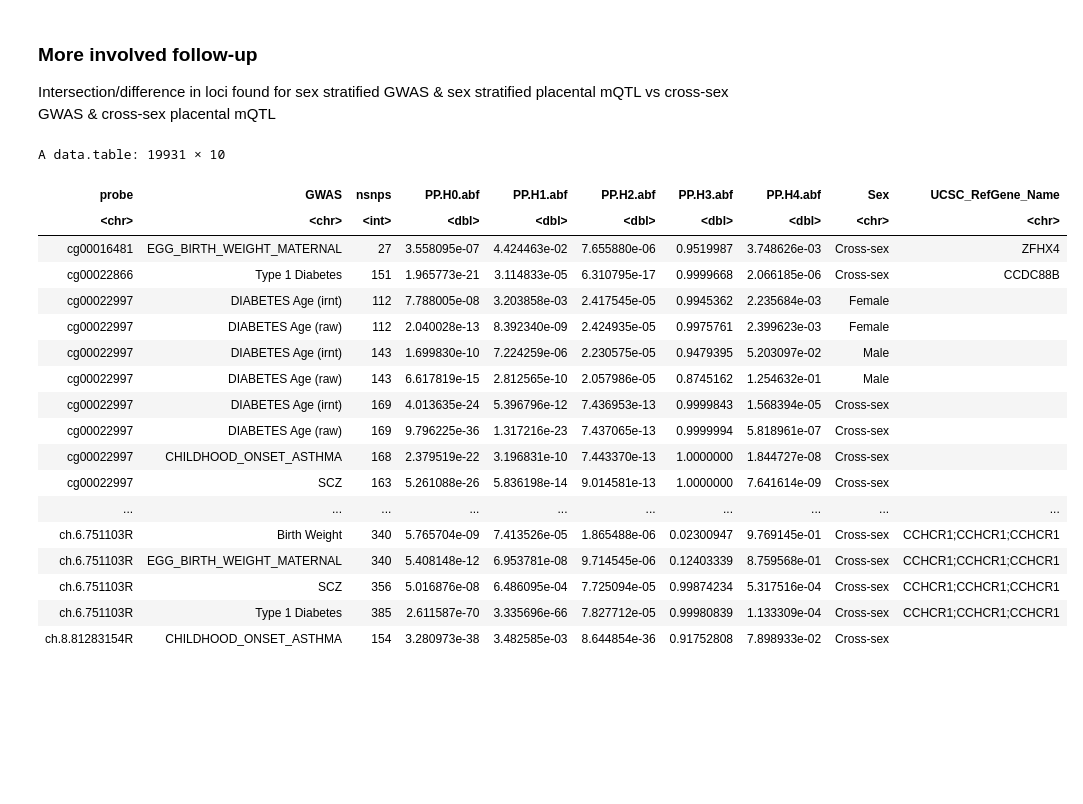
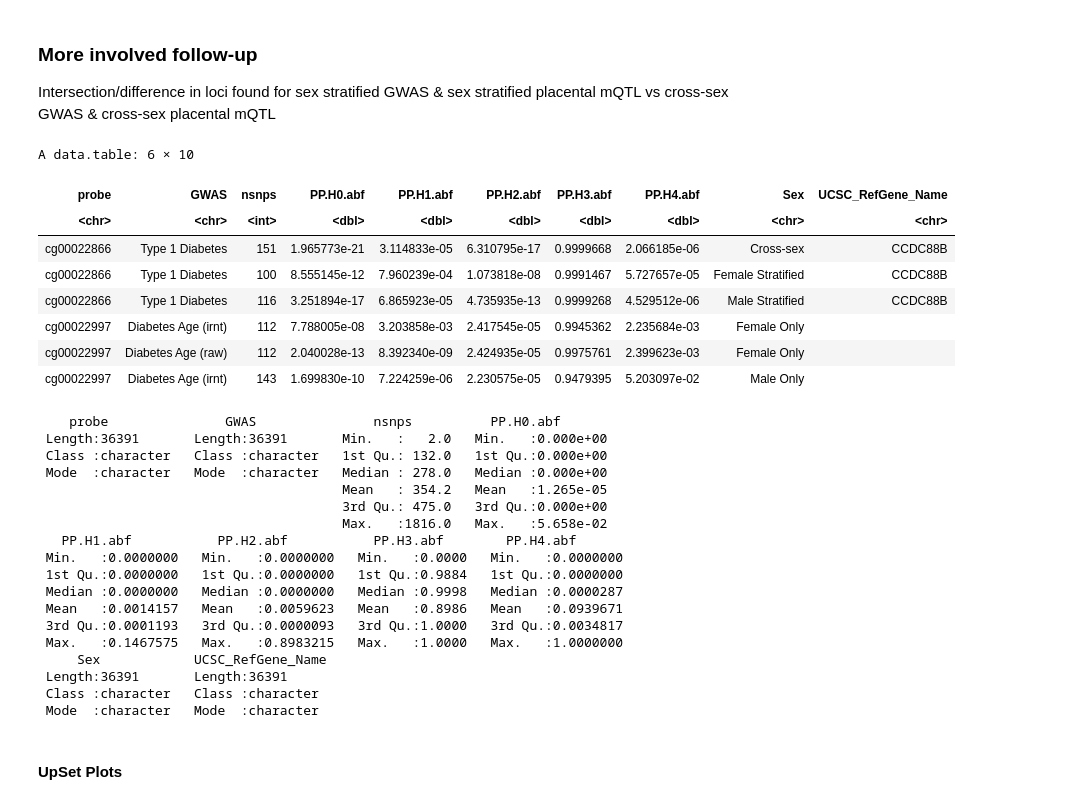
Before and after one commit to wilcas/sex_specific_mQTL, a Jupyter notebook: delahaye_mQTL_analyses/placental_mqtl_colocalization.ipynb, the cells around one changed output. Cells and saved outputs as stored; diff of their text form; code cells hidden in the pictures; blank space fills up the shorter version.

Commit message:
colocalization intersections

```diff
--- a/delahaye_mQTL_analyses/placental_mqtl_colocalization.ipynb
+++ b/delahaye_mQTL_analyses/placental_mqtl_colocalization.ipynb
@@ -699,32 +699,37 @@ manifest < -fread("../../450k_annotation.csv")  # Gene mapping
 coloc_sex <- coloc_table %>%
     mutate(GWAS = as.character(GWAS)) %>%
     mutate(
-        Sex=ifelse(grepl("FEMALE",GWAS),"Female",ifelse(grepl("MALE",GWAS),"Male","Cross-sex")),
+        Sex=ifelse(grepl("FEMALE",GWAS),"Female Only",ifelse(grepl("MALE",GWAS),"Male Only","Cross-sex")),
         GWAS = gsub("_MALE|_FEMALE","",GWAS)
+    ) %>%
+    rbind(
+        sex_coloc_table %>%
+        mutate(
+            Sex=ifelse(grepl("female",GWAS),"Female Stratified","Male Stratified"),
+            GWAS = gsub("_male|_female","",GWAS)
+        )
     ) %>%
     mutate(
     GWAS =  as.character(recode_factor(
     GWAS,
     "ADHD"="ADHD",
     "AN"="AN",
-    "CUD"="Cannabis",
+    "CUD"="CUD",
     "SCZ"="SCZ",
-    "AGE_ASTHMA(irnt)" = "ASTHMA Age (irnt)",
-    "AGE_ASTHMA(raw)" = "ASTHMA Age (raw)",
-    "HAY_FEVER(irnt)" = "HAYFEVER Age (irnt)",
-    "HAY_FEVER(raw)" = "HAYFEVER Age (raw)",
-    "CHILD_ASTHMA" = "CHILDHOOD_ONSET_ASTHMA",
-    "AGE_DIABETES(irnt)" = "DIABETES Age (irnt)",
-    "AGE_DIABETES(raw)" = "DIABETES Age (raw)",
+    "AGE_ASTHMA(irnt)" = "Asthma Age (irnt)",
+    "AGE_ASTHMA(raw)" = "Asthma Age (raw)",
+    "HAY_FEVER(irnt)" = "Hayfever Age (irnt)",
+    "HAY_FEVER(raw)" = "Hayfever Age (raw)",
+    "CHILD_ASTHMA" = "Childhood Onset Asthma",
+    "AGE_DIABETES(irnt)" = "Diabetes Age (irnt)",
+    "AGE_DIABETES(raw)" = "Diabetes Age (raw)",
     "Type 1 Diabetes"="Type 1 Diabetes",
-                "EGG_BIRTH_WEIGHT_FETAL" = "Birth Weight",
-
+    "EGG_BIRTH_WEIGHT_FETAL" = "Birth Weight",
     "EGG_BMI" = "Childhood BMI",
     "EGG_OBESITY" = "Childhood Obesity",
     "10F_12M" = "Pubertal Growth Start",
-    "PGF_PGM" = "Late Pubertal Growth"
-)))
+    "PGF_PGM" = "Late Pubertal Growth")))
 unique(coloc_sex$Sex)
-coloc_sex_manifest <- merge(coloc_sex,manifest[,.(Name,UCSC_RefGene_Name)],by.x="probe",by.y="Name")
+coloc_sex_manifest <- merge(coloc_sex,manifest[,.(Name,UCSC_RefGene_Name)],by.x="probe",by.y="Name") %>% filter(!grepl("EGG|BIP|ANX|MDD|TAG_CPD|AUDIT", GWAS))
 all_data <- merge(merge(rbind(pgc_part_heritability_independent_df,neonatal_part_heritability_independent_df)[Category == "Cross-sex"],coloc_table,by="GWAS"),manifest[,.(Name,UCSC_RefGene_Name)],by.x="probe",by.y="Name")
 # %% [output]
@@ -788,24 +794,35 @@ to_write %>%
 ### More involved follow-up
 Intersection/difference in loci found for sex stratified GWAS & sex stratified placental mQTL vs cross-sex GWAS & cross-sex placental mQTL
 # %%
-coloc_sex_manifest
+head(coloc_sex_manifest)
+summary(coloc_sex_manifest)
 # %% [output]
-A data.table: 19931 × 10
+A data.table: 6 × 10
 | probe | GWAS | nsnps | PP.H0.abf | PP.H1.abf | PP.H2.abf | PP.H3.abf | PP.H4.abf | Sex | UCSC_RefGene_Name |
 | <chr> | <chr> | <int> | <dbl> | <dbl> | <dbl> | <dbl> | <dbl> | <chr> | <chr> |
-| cg00016481 | EGG_BIRTH_WEIGHT_MATERNAL | 27 | 3.558095e-07 | 4.424463e-02 | 7.655880e-06 | 0.9519987 | 3.748626e-03 | Cross-sex | ZFHX4 |
 | cg00022866 | Type 1 Diabetes | 151 | 1.965773e-21 | 3.114833e-05 | 6.310795e-17 | 0.9999668 | 2.066185e-06 | Cross-sex | CCDC88B |
-| cg00022997 | DIABETES Age (irnt) | 112 | 7.788005e-08 | 3.203858e-03 | 2.417545e-05 | 0.9945362 | 2.235684e-03 | Female |  |
-| cg00022997 | DIABETES Age (raw) | 112 | 2.040028e-13 | 8.392340e-09 | 2.424935e-05 | 0.9975761 | 2.399623e-03 | Female |  |
-| cg00022997 | DIABETES Age (irnt) | 143 | 1.699830e-10 | 7.224259e-06 | 2.230575e-05 | 0.9479395 | 5.203097e-02 | Male |  |
-| cg00022997 | DIABETES Age (raw) | 143 | 6.617819e-15 | 2.812565e-10 | 2.057986e-05 | 0.8745162 | 1.254632e-01 | Male |  |
-| cg00022997 | DIABETES Age (irnt) | 169 | 4.013635e-24 | 5.396796e-12 | 7.436953e-13 | 0.9999843 | 1.568394e-05 | Cross-sex |  |
-| cg00022997 | DIABETES Age (raw) | 169 | 9.796225e-36 | 1.317216e-23 | 7.437065e-13 | 0.9999994 | 5.818961e-07 | Cross-sex |  |
-| cg00022997 | CHILDHOOD_ONSET_ASTHMA | 168 | 2.379519e-22 | 3.196831e-10 | 7.443370e-13 | 1.0000000 | 1.844727e-08 | Cross-sex |  |
-| cg00022997 | SCZ | 163 | 5.261088e-26 | 5.836198e-14 | 9.014581e-13 | 1.0000000 | 7.641614e-09 | Cross-sex |  |
-| ... | ... | ... | ... | ... | ... | ... | ... | ... | ... |
-| ch.6.751103R | Birth Weight | 340 | 5.765704e-09 | 7.413526e-05 | 1.865488e-06 | 0.02300947 | 9.769145e-01 | Cross-sex | CCHCR1;CCHCR1;CCHCR1 |
-| ch.6.751103R | EGG_BIRTH_WEIGHT_MATERNAL | 340 | 5.408148e-12 | 6.953781e-08 | 9.714545e-06 | 0.12403339 | 8.759568e-01 | Cross-sex | CCHCR1;CCHCR1;CCHCR1 |
-| ch.6.751103R | SCZ | 356 | 5.016876e-08 | 6.486095e-04 | 7.725094e-05 | 0.99874234 | 5.317516e-04 | Cross-sex | CCHCR1;CCHCR1;CCHCR1 |
-| ch.6.751103R | Type 1 Diabetes | 385 | 2.611587e-70 | 3.335696e-66 | 7.827712e-05 | 0.99980839 | 1.133309e-04 | Cross-sex | CCHCR1;CCHCR1;CCHCR1 |
-| ch.8.81283154R | CHILDHOOD_ONSET_ASTHMA | 154 | 3.280973e-38 | 3.482585e-03 | 8.644854e-36 | 0.91752808 | 7.898933e-02 | Cross-sex |  |
+| cg00022866 | Type 1 Diabetes | 100 | 8.555145e-12 | 7.960239e-04 | 1.073818e-08 | 0.9991467 | 5.727657e-05 | Female Stratified | CCDC88B |
+| cg00022866 | Type 1 Diabetes | 116 | 3.251894e-17 | 6.865923e-05 | 4.735935e-13 | 0.9999268 | 4.529512e-06 | Male Stratified | CCDC88B |
+| cg00022997 | Diabetes Age (irnt) | 112 | 7.788005e-08 | 3.203858e-03 | 2.417545e-05 | 0.9945362 | 2.235684e-03 | Female Only |  |
+| cg00022997 | Diabetes Age (raw) | 112 | 2.040028e-13 | 8.392340e-09 | 2.424935e-05 | 0.9975761 | 2.399623e-03 | Female Only |  |
+| cg00022997 | Diabetes Age (irnt) | 143 | 1.699830e-10 | 7.224259e-06 | 2.230575e-05 | 0.9479395 | 5.203097e-02 | Male Only |  |
+    probe               GWAS               nsnps          PP.H0.abf
+ Length:36391       Length:36391       Min.   :   2.0   Min.   :0.000e+00
+ Class :character   Class :character   1st Qu.: 132.0   1st Qu.:0.000e+00
+ Mode  :character   Mode  :character   Median : 278.0   Median :0.000e+00
+                                       Mean   : 354.2   Mean   :1.265e-05
+                                       3rd Qu.: 475.0   3rd Qu.:0.000e+00
+                                       Max.   :1816.0   Max.   :5.658e-02
+   PP.H1.abf           PP.H2.abf           PP.H3.abf        PP.H4.abf
+ Min.   :0.0000000   Min.   :0.0000000   Min.   :0.0000   Min.   :0.0000000
+ 1st Qu.:0.0000000   1st Qu.:0.0000000   1st Qu.:0.9884   1st Qu.:0.0000000
+ Median :0.0000000   Median :0.0000000   Median :0.9998   Median :0.0000287
+ Mean   :0.0014157   Mean   :0.0059623   Mean   :0.8986   Mean   :0.0939671
+ 3rd Qu.:0.0001193   3rd Qu.:0.0000093   3rd Qu.:1.0000   3rd Qu.:0.0034817
+ Max.   :0.1467575   Max.   :0.8983215   Max.   :1.0000   Max.   :1.0000000
+     Sex            UCSC_RefGene_Name
+ Length:36391       Length:36391
+ Class :character   Class :character
+ Mode  :character   Mode  :character
+# %% [markdown]
+####  UpSet Plots
```
Also changed, not shown: parts of 6 cells of this notebook.
